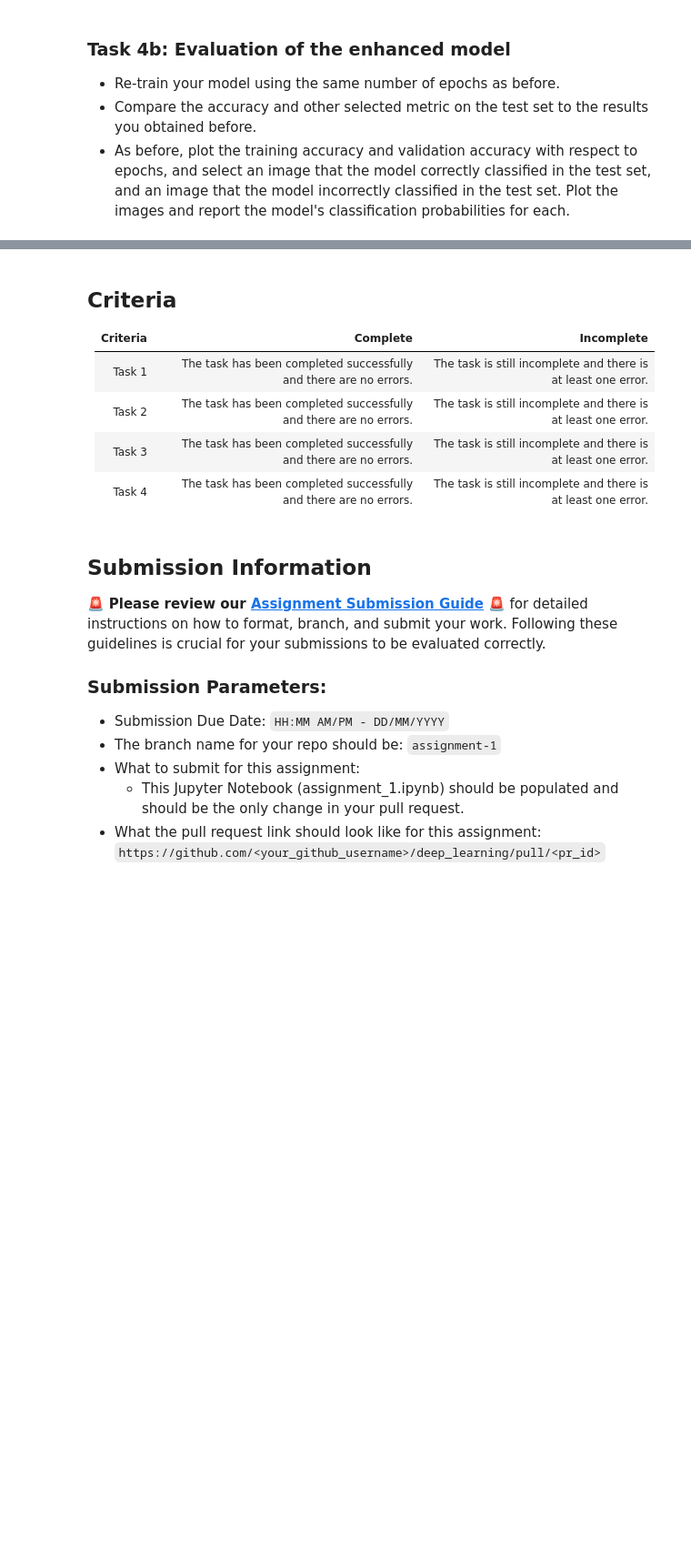
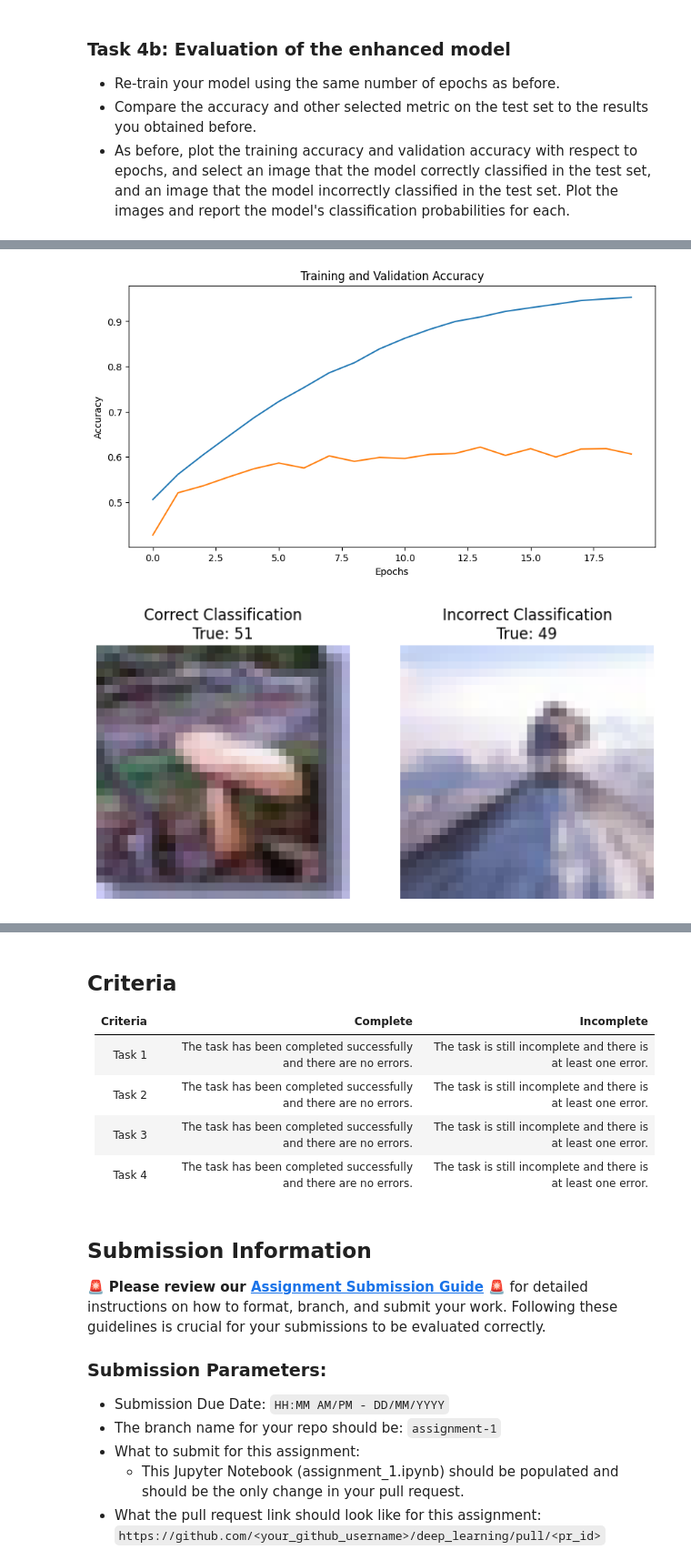
Before and after one commit to UofT-DSI/deep_learning, a Jupyter notebook: 02_activities/assignments/assignment_1.ipynb, the cells around one changed output, grey strips where cells are left out. Shown at 91% size. Drawn from its saved outputs; the diff is of its cells as text; code cells hidden in the pictures; blank space fills up the shorter version.

```diff
--- a/02_activities/assignments/assignment_1.ipynb
+++ b/02_activities/assignments/assignment_1.ipynb
@@ -102,0 +528,73 @@ from keras import optimizers
+# %%
+# Your code here
+# Re-train the enhanced model
+enhanced_history = model.fit(
+    x_train,
+    y_train,
+    validation_data=(x_val, y_val),  # Validation dataset for monitoring generalization
+    epochs=20,  # Same number of epochs as the baseline
+    batch_size=32,  # Training batch size
+    verbose=1  # Display progress during training
+)
+
+# Evaluate the enhanced model on the test set
+test_loss, test_accuracy = model.evaluate(x_test, y_test, verbose=0)  # Suppress verbose for clean output
+
+# Print test evaluation results
+print(f"Enhanced Model - Test Loss: {test_loss:.4f}")
+print(f"Enhanced Model - Test Accuracy: {test_accuracy:.4f}")
+
+# --- Calculate Additional Metrics ---
+from sklearn.metrics import classification_report
+import numpy as np
+
+# Predict probabilities and class labels for the test set
+y_pred = model.predict(x_test)  # Model predictions (probabilities)
+y_pred_classes = np.argmax(y_pred, axis=1)  # Predicted class labels
+y_test_classes = np.argmax(y_test, axis=1)  # True class labels (convert from one-hot encoding)
+
+# Generate a detailed classification report
+report = classification_report(
+    y_test_classes,
+    y_pred_classes,
+    target_names=[f'Class {i}' for i in range(100)]
+)
+print("Classification Report:\n", report)
+
+# --- Plot Training and Validation Accuracy ---
+import matplotlib.pyplot as plt
+
+plt.figure(figsize=(10, 5))
+plt.plot(enhanced_history.history['accuracy'], label='Training Accuracy')  # Updated key to 'accuracy'
+plt.plot(enhanced_history.history['val_accuracy'], label='Validation Accuracy')  # Updated key to 'val_accuracy'
+plt.title('Training and Validation Accuracy')
+plt.xlabel('Epochs')
+plt.ylabel('Accuracy')
+plt.show()
+
+# --- Analyze Correctly and Incorrectly Classified Images ---
+# Identify indices of correctly and incorrectly classified examples
+correct_idx = np.where(y_pred_classes == y_test_classes)[0][0]  # First correct classification
+incorrect_idx = np.where(y_pred_classes != y_test_classes)[0][0]  # First incorrect classification
+
+# Display the correctly classified image
+plt.figure(figsize=(8, 4))
+plt.subplot(1, 2, 1)
+plt.imshow(x_test[correct_idx])
+plt.title(f"Correct Classification\nTrue: {y_test_classes[correct_idx]}")
+plt.xlabel(f"Predicted: {y_pred_classes[correct_idx]}")
+plt.axis('off')
+
+# Display the incorrectly classified image
+plt.subplot(1, 2, 2)
+plt.imshow(x_test[incorrect_idx])
+plt.title(f"Incorrect Classification\nTrue: {y_test_classes[incorrect_idx]}")
+plt.xlabel(f"Predicted: {y_pred_classes[incorrect_idx]}")
+plt.axis('off')
+plt.show()
+
+# --- Print Classification Probabilities ---
+# Display predicted probabilities for correctly classified and incorrectly classified images
+print(f"Correctly Classified Image Probabilities:\n {y_pred[correct_idx]}")
+print(f"Incorrectly Classified Image Probabilities:\n {y_pred[incorrect_idx]}")
+# %% [output]
@@ -102,0 +618,2 @@ from keras import optimizers
+[figure, added]
+[figure, added]
```
Also changed, not shown: parts of 16 cells of this notebook, 1 other file.
